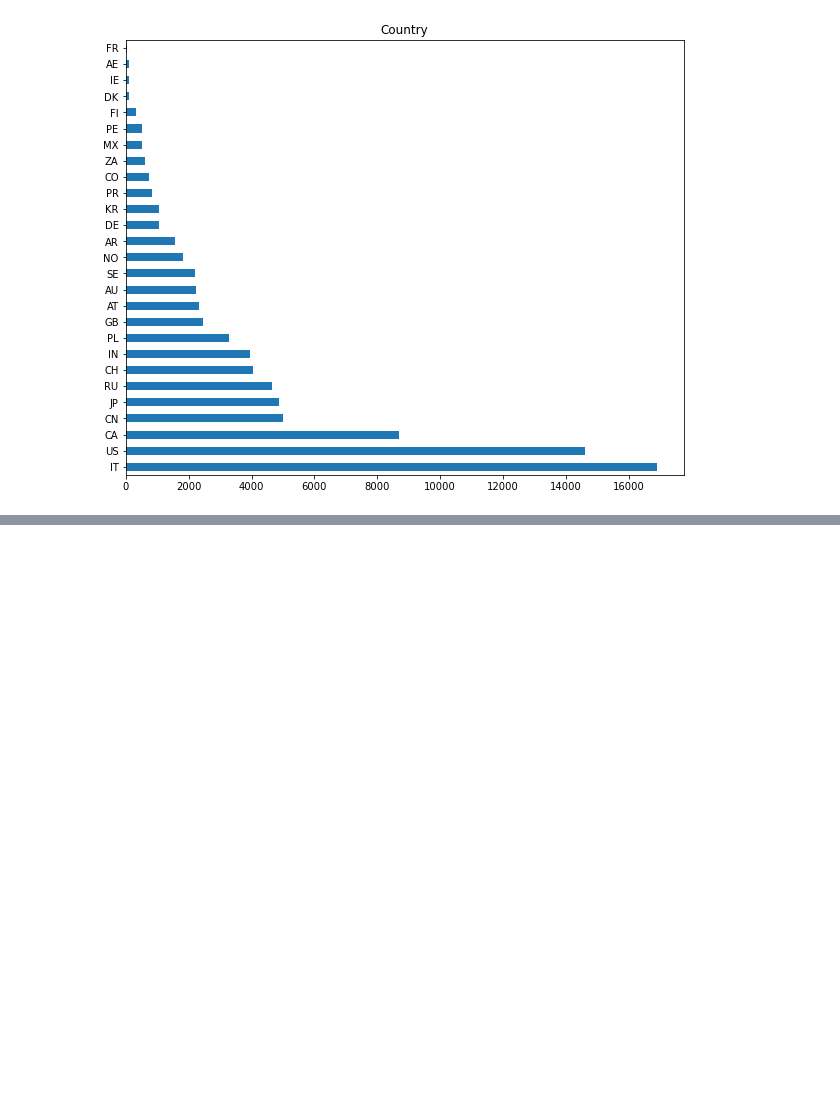
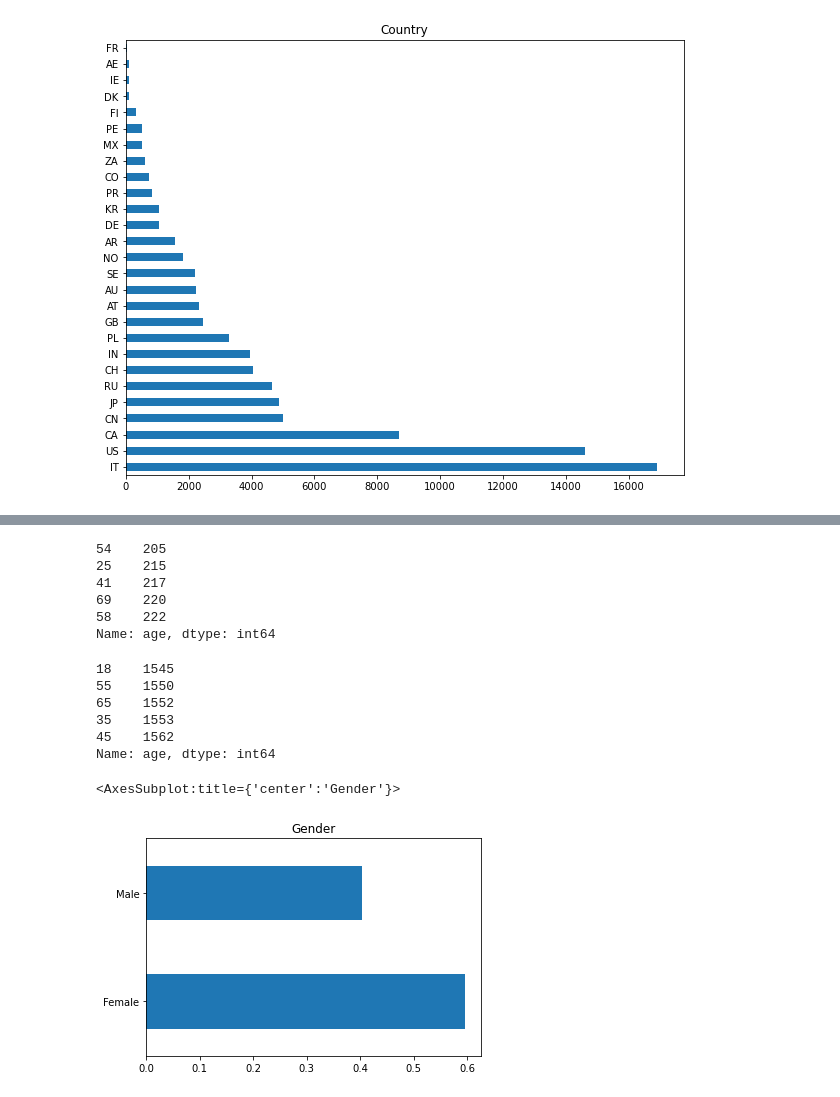
Before and after one commit to s-callejo/AI-Academy-capstone-project-team2, a Jupyter notebook: eda.ipynb, the cells around one changed output, grey strips where cells are left out. Cells and saved outputs as stored; diff of their text form; code cells hidden in the pictures; blank space fills up the shorter version.

```diff
--- a/eda.ipynb
+++ b/eda.ipynb
@@ -82,0 +159,23 @@ df['country'].value_counts().plot(kind='barh', title="Country", figsize=(10,8))
+# %%
+df_returned['age'].value_counts().sort_values().head(5)
+# %% [output]
+54    205
+25    215
+41    217
+69    220
+58    222
+Name: age, dtype: int64
+# %%
+df['age'].value_counts().sort_values().head(5)
+# %% [output]
+18    1545
+55    1550
+65    1552
+35    1553
+45    1562
+Name: age, dtype: int64
+# %%
+df_returned['gender'].value_counts(normalize=True).plot(kind='barh', title='Gender')
+# %% [output]
+<AxesSubplot:title={'center':'Gender'}>
+[figure, added]
```
Also changed, not shown: parts of 12 cells of this notebook.
